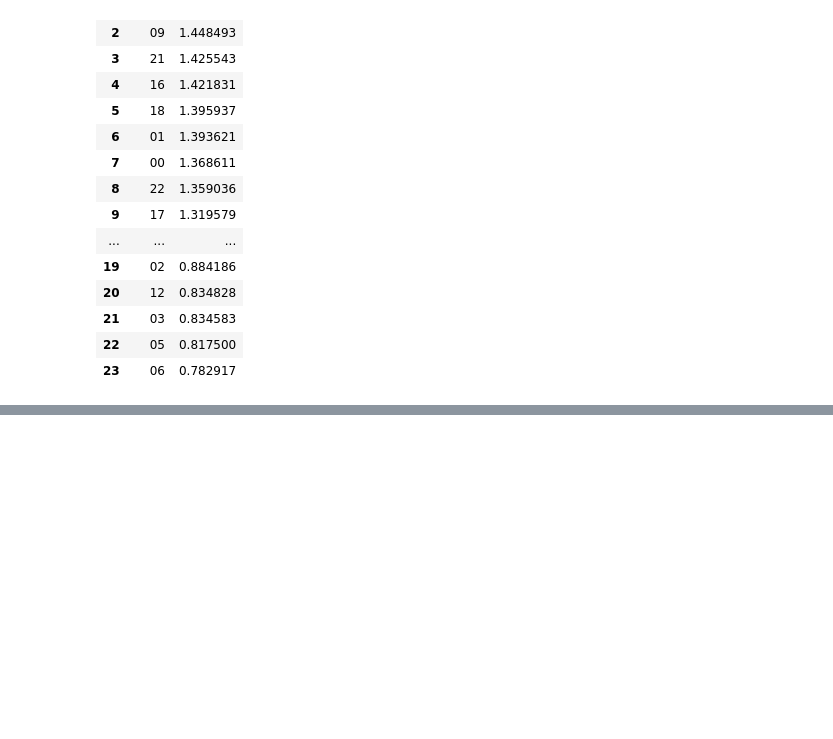
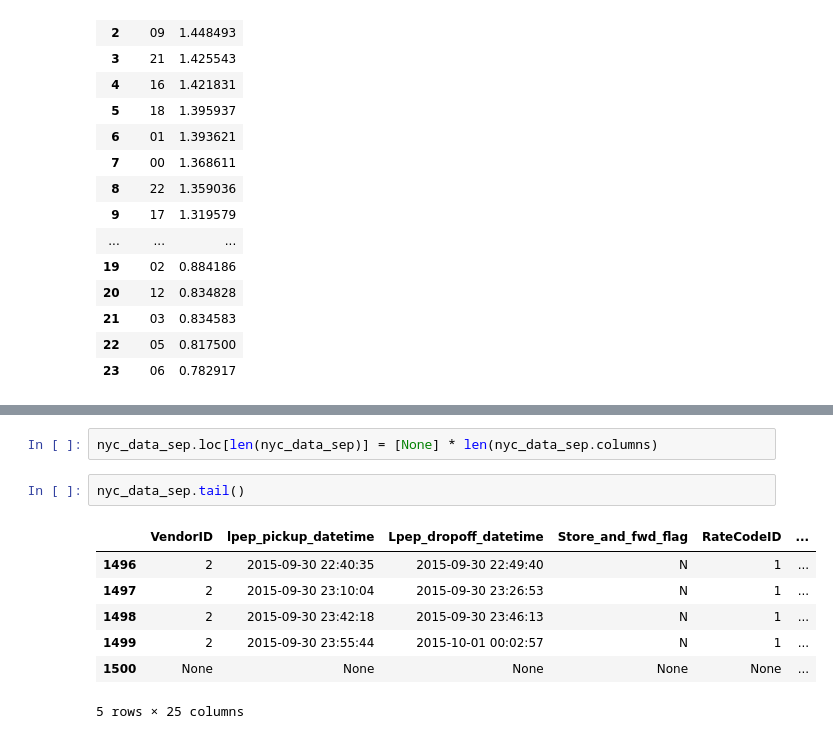
Before and after one commit to bayraktarengin/eurotech_ds, a Jupyter notebook: sql/nyc_taxi_query_notebook.ipynb, the cells around one changed output, grey strips where cells are left out. Saved outputs shown, nothing was run; the diff lists cells and outputs as text; blank space fills up the shorter version.

```diff
--- a/sql/nyc_taxi_query_notebook.ipynb
+++ b/sql/nyc_taxi_query_notebook.ipynb
@@ -287,0 +442,12 @@ sqldf(q)
+# %%
+nyc_data_sep.loc[len(nyc_data_sep)] = [None] * len(nyc_data_sep.columns)
+# %%
+nyc_data_sep.tail()
+# %% [output]
+|  | VendorID | lpep_pickup_datetime | Lpep_dropoff_datetime | Store_and_fwd_flag | RateCodeID | ... |
+| 1496 | 2 | 2015-09-30 22:40:35 | 2015-09-30 22:49:40 | N | 1 | ... |
+| 1497 | 2 | 2015-09-30 23:10:04 | 2015-09-30 23:26:53 | N | 1 | ... |
+| 1498 | 2 | 2015-09-30 23:42:18 | 2015-09-30 23:46:13 | N | 1 | ... |
+| 1499 | 2 | 2015-09-30 23:55:44 | 2015-10-01 00:02:57 | N | 1 | ... |
+| 1500 | None | None | None | None | None | ... |
+5 rows × 25 columns
```
Also changed, not shown: parts of 23 cells of this notebook.
